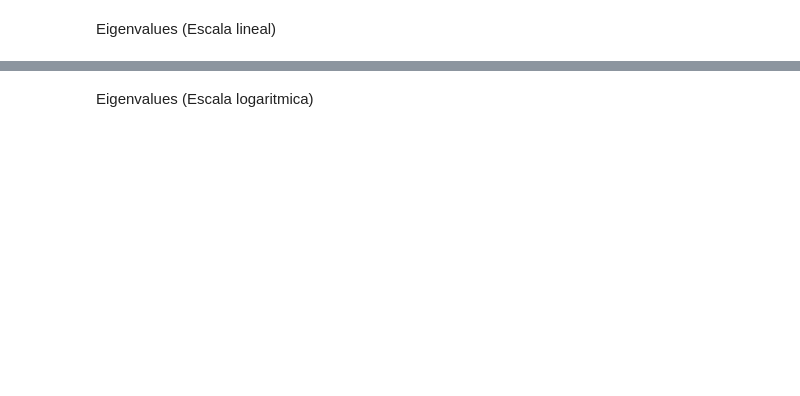
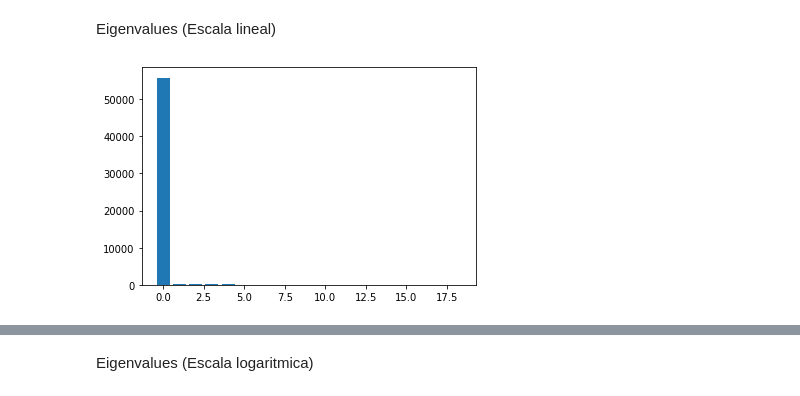
Before and after one commit to AlexisBaladon/Machine-Learning-FING, a Jupyter notebook: tarea4.ipynb, the cells around one changed output, grey strips where cells are left out. Drawn from its saved outputs; the diff is of its cells as text; code cells hidden in the pictures; blank space fills up the shorter version.

```diff
--- a/tarea4.ipynb
+++ b/tarea4.ipynb
@@ -62,4 +76,6 @@ k_values = list(range(1, constants.MAX_K_PLUS_1))
 # %% [markdown]
 Eigenvalues (Escala lineal)
 # %%
-test.PCA_eigen_values(minimal_preprocess_df,scale="linear")
+test.PCA_eigen_values(minimal_preprocess_df, scale="linear", drop_first=False)
+# %% [output]
+[figure, added]
```
Also changed, not shown: parts of 25 cells of this notebook, 3 other files.
